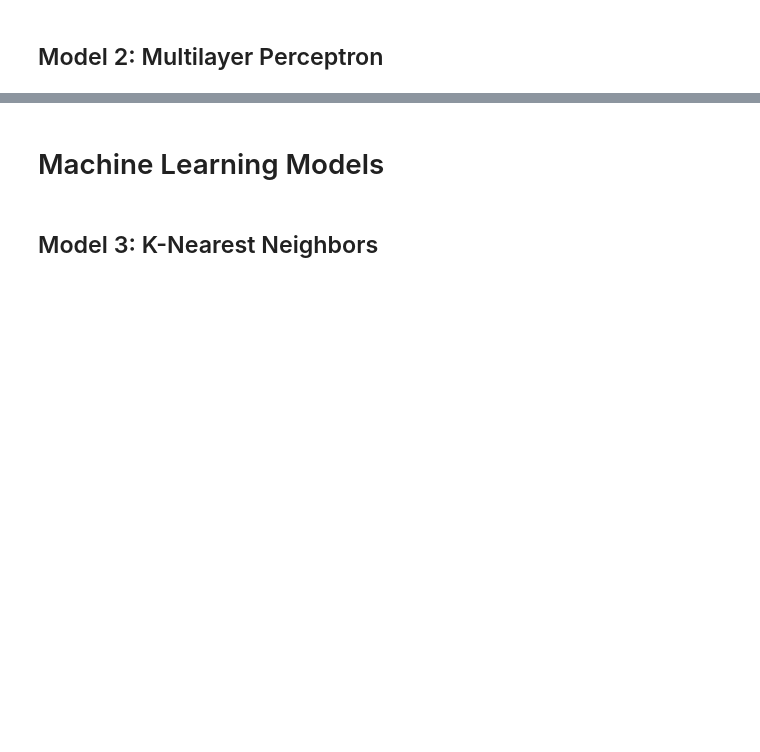
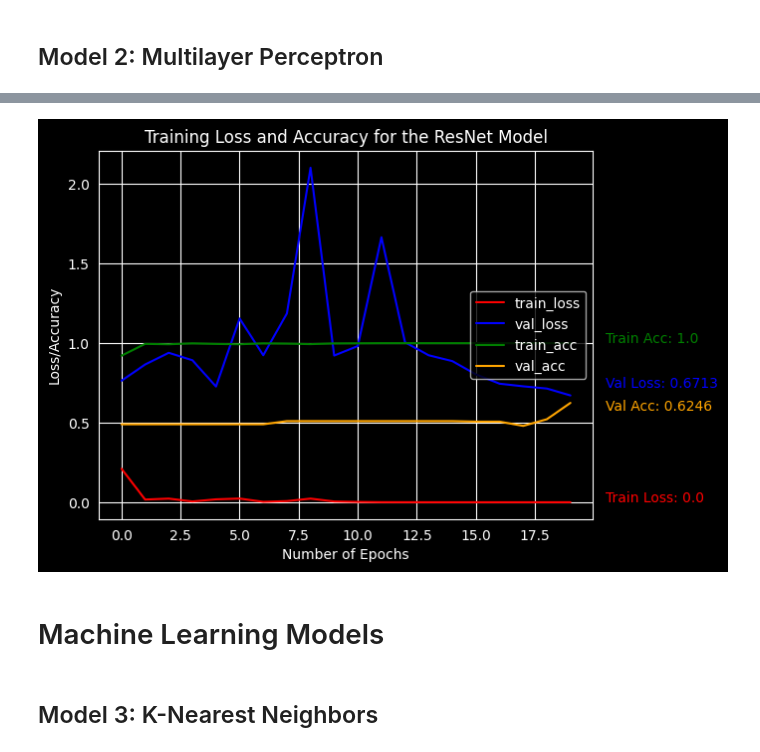
Before and after one commit to AliZ786/COMP-478, a Jupyter notebook: COMP478_Project.ipynb, the cells around one changed output, grey strips where cells are left out. Drawn from its saved outputs; the diff is of its cells as text; code cells hidden in the pictures; blank space fills up the shorter version.

```diff
--- a/COMP478_Project.ipynb
+++ b/COMP478_Project.ipynb
@@ -285,0 +290,20 @@ plt.show()
+# %%
+# Load and normalize the images
+X_train_norm = np.array(load_images(X_train))
+X_test_norm = np.array(load_images(X_test))
+
+# Define the ResNet50 model
+resnet_model = ResNet50(include_top=False, weights="imagenet", input_shape=(150, 150, 3))
+
+# Add custom output layers
+x = resnet_model.output
+x = Flatten()(x)
+x = Dense(128, activation="relu")(x)
+predictions = Dense(1, activation="sigmoid")(x)
+
+# Compile the model
+model = Model(inputs=resnet_model.input, outputs=predictions)
+model.compile(optimizer=Adam(learning_rate=0.0001), loss="binary_crossentropy", metrics=["accuracy"])
+
+# Train the model for 20 epochs
+history = model.fit(X_train_norm, y_train, epochs=20, validation_data=(X_test_norm, y_test))
@@ -286,3 +328,31 @@ plt.show()
+# %%
+# plot the training loss and accuracy with dark background and dark plot
+plt.style.use("dark_background")
+fig = plt.figure(facecolor='black')
+plt.plot(history.history["loss"], color='red', label="train_loss")
+plt.plot(history.history["val_loss"], color='blue', label="val_loss")
+plt.plot(history.history["accuracy"], color='green', label="train_acc")
+plt.plot(history.history["val_accuracy"], color='orange', label="val_acc")
+plt.title("Training Loss and Accuracy for the ResNet Model", color='white')
+plt.xlabel("Number of Epochs", color='white')
+plt.ylabel("Loss/Accuracy", color='white')
+plt.legend(loc="center right")
+
+# Get final training and validation loss/accuracy values
+train_loss_final = round(history.history["loss"][-1], 4)
+val_loss_final = round(history.history["val_loss"][-1], 4)
+train_acc_final = round(history.history["accuracy"][-1], 4)
+val_acc_final = round(history.history["val_accuracy"][-1], 4)
+
+# Add final values to the plot
+plt.text(len(history.history["loss"])+0.5, train_loss_final, f'Train Loss: {train_loss_final}', fontsize=10, color='red')
+plt.text(len(history.history["val_loss"]) +0.5, val_loss_final+0.05, f'Val Loss: {val_loss_final}', fontsize=10, color='blue')
+plt.text(len(history.history["accuracy"]) +0.5, train_acc_final, f'Train Acc: {train_acc_final}', fontsize=10, color='green')
+plt.text(len(history.history["val_accuracy"])+0.5, val_acc_final-0.05, f'Val Acc: {val_acc_final}', fontsize=10, color='orange')
+
+plt.show()
+# %% [output]
+[figure, added]
 # %% [markdown]
 # Machine Learning Models
 # %% [markdown]
```
Also changed, not shown: parts of 13 cells of this notebook.
